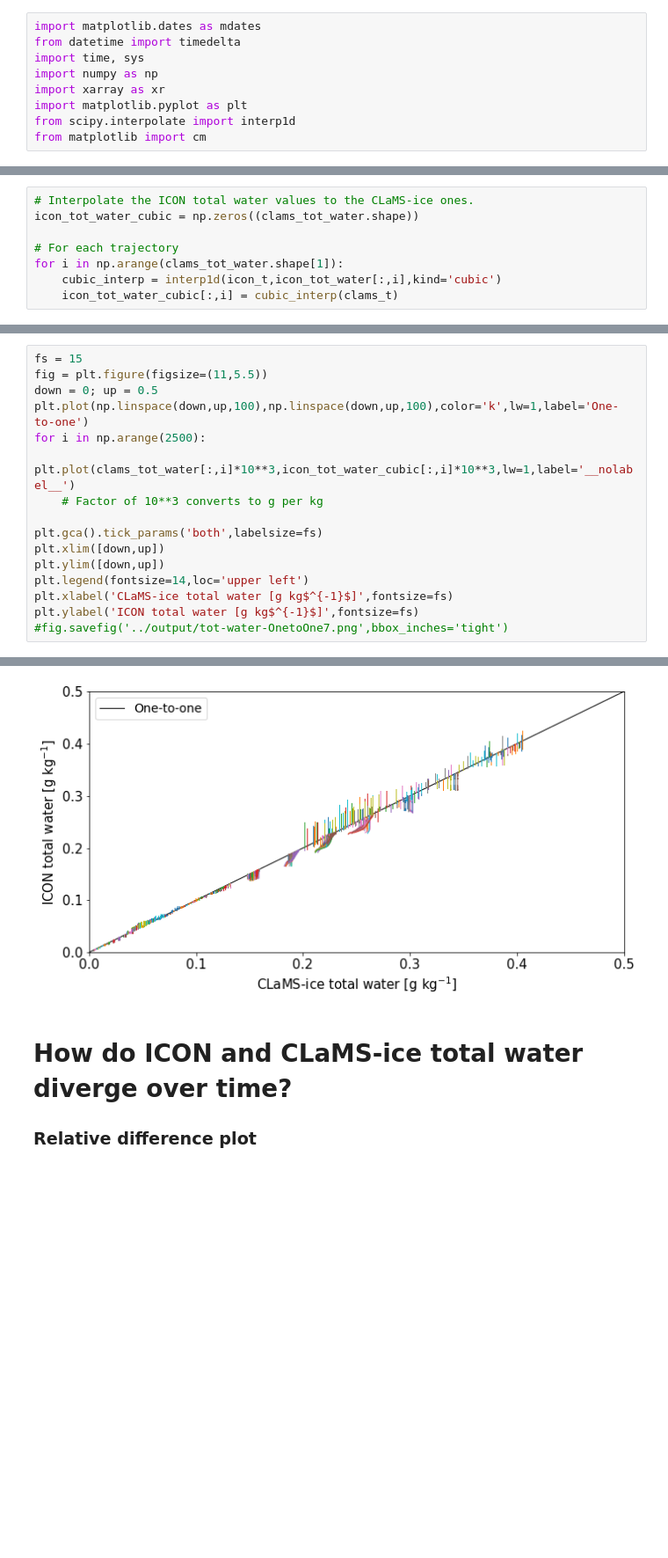
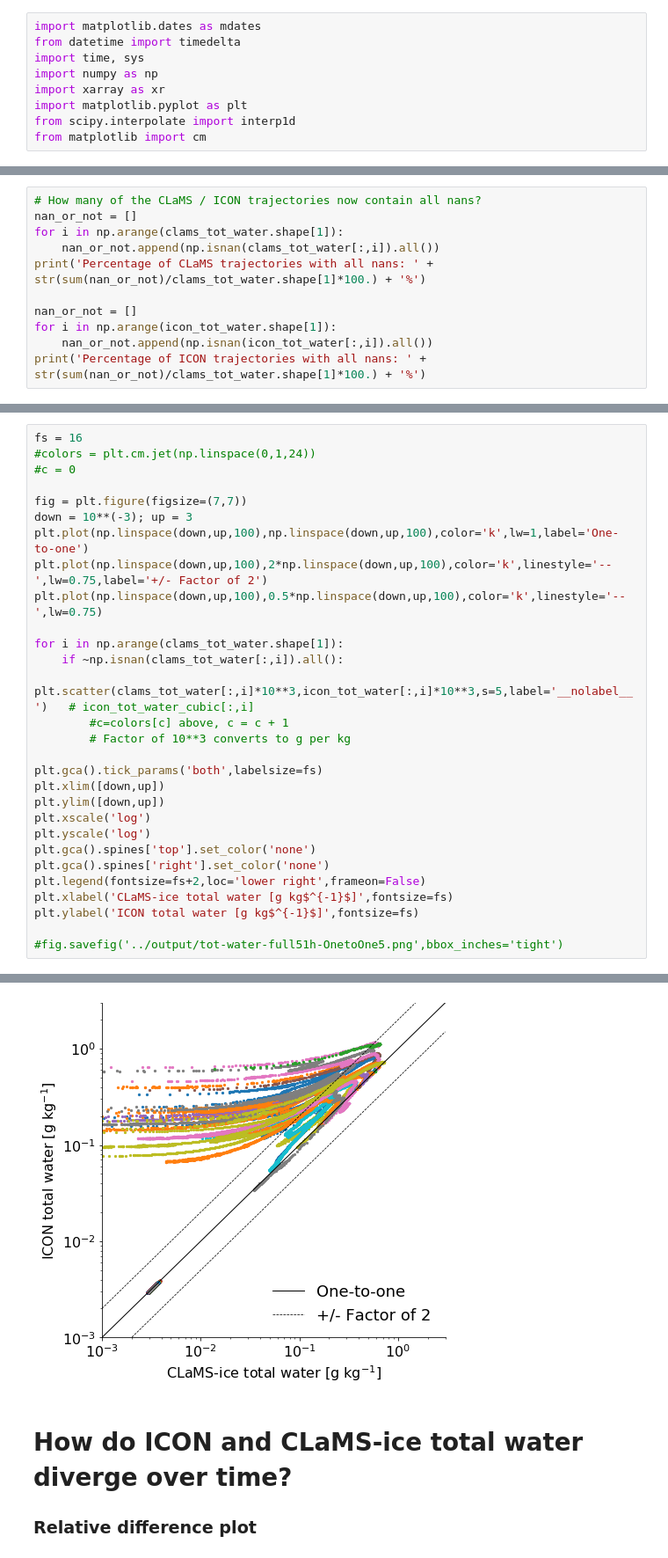
Before and after one commit to sylviasullivan/ice-microp-rad, a Jupyter notebook: traj/total-water.ipynb, the cells around one changed output, grey strips where cells are left out. Shown: that part at 88% size. Cells and saved outputs as stored; diff of their text form; blank space fills up the shorter version.

```diff
--- a/traj/total-water.ipynb
+++ b/traj/total-water.ipynb
@@ -46,9 +59 @@ icon_temp = icon.t.values
 icon_tot_water[icon_temp > 237] = np.nan
-# %%
-# Interpolate the ICON total water values to the CLaMS-ice ones.
-icon_tot_water_cubic = np.zeros((clams_tot_water.shape))
-
-# For each trajectory
-for i in np.arange(clams_tot_water.shape[1]):
-    cubic_interp = interp1d(icon_t,icon_tot_water[:,i],kind='cubic')
-    icon_tot_water_cubic[:,i] = cubic_interp(clams_t)
@@ -54,0 +69,11 @@ for i in np.arange(clams_tot_water.shape[1]):
+# %%
+# How many of the CLaMS / ICON trajectories now contain all nans?
+nan_or_not = []
+for i in np.arange(clams_tot_water.shape[1]):
+    nan_or_not.append(np.isnan(clams_tot_water[:,i]).all())
+print('Percentage of CLaMS trajectories with all nans: ' + str(sum(nan_or_not)/clams_tot_water.shape[1]*100.) + '%')
+
+nan_or_not = []
+for i in np.arange(icon_tot_water.shape[1]):
+    nan_or_not.append(np.isnan(icon_tot_water[:,i]).all())
+print('Percentage of ICON trajectories with all nans: ' + str(sum(nan_or_not)/clams_tot_water.shape[1]*100.) + '%')
@@ -55,22 +83,35 @@ for i in np.arange(clams_tot_water.shape[1]):
 # %%
-fs = 15
-fig = plt.figure(figsize=(11,5.5))
-down = 0; up = 0.5
+fs = 16
+#colors = plt.cm.jet(np.linspace(0,1,24))
+#c = 0
+
+fig = plt.figure(figsize=(7,7))
+down = 10**(-3); up = 3
 plt.plot(np.linspace(down,up,100),np.linspace(down,up,100),color='k',lw=1,label='One-to-one')
-for i in np.arange(2500):
-    plt.plot(clams_tot_water[:,i]*10**3,icon_tot_water_cubic[:,i]*10**3,lw=1,label='__nolabel__')
-    # Factor of 10**3 converts to g per kg
+plt.plot(np.linspace(down,up,100),2*np.linspace(down,up,100),color='k',linestyle='--',lw=0.75,label='+/- Factor of 2')
+plt.plot(np.linspace(down,up,100),0.5*np.linspace(down,up,100),color='k',linestyle='--',lw=0.75)
+
+for i in np.arange(clams_tot_water.shape[1]):
+    if ~np.isnan(clams_tot_water[:,i]).all():
+        plt.scatter(clams_tot_water[:,i]*10**3,icon_tot_water[:,i]*10**3,s=5,label='__nolabel__')   # icon_tot_water_cubic[:,i]
+        #c=colors[c] above, c = c + 1
+        # Factor of 10**3 converts to g per kg
 
 plt.gca().tick_params('both',labelsize=fs)
 plt.xlim([down,up])
 plt.ylim([down,up])
-plt.legend(fontsize=14,loc='upper left')
+plt.xscale('log')
+plt.yscale('log')
+plt.gca().spines['top'].set_color('none')
+plt.gca().spines['right'].set_color('none')
+plt.legend(fontsize=fs+2,loc='lower right',frameon=False)
 plt.xlabel('CLaMS-ice total water [g kg$^{-1}$]',fontsize=fs)
 plt.ylabel('ICON total water [g kg$^{-1}$]',fontsize=fs)
-#fig.savefig('../output/tot-water-OnetoOne7.png',bbox_inches='tight')
+
+#fig.savefig('../output/tot-water-full51h-OnetoOne5.png',bbox_inches='tight')
 # %% [output]
 Text(0, 0.5, 'ICON total water [g kg$^{-1}$]')
-[figure, old version]
+[figure, new version]
 # %% [markdown]
 # How do ICON and CLaMS-ice total water diverge over time?
 ### Relative difference plot
```
Also changed, not shown: parts of 10 cells of this notebook, 10 other files.
